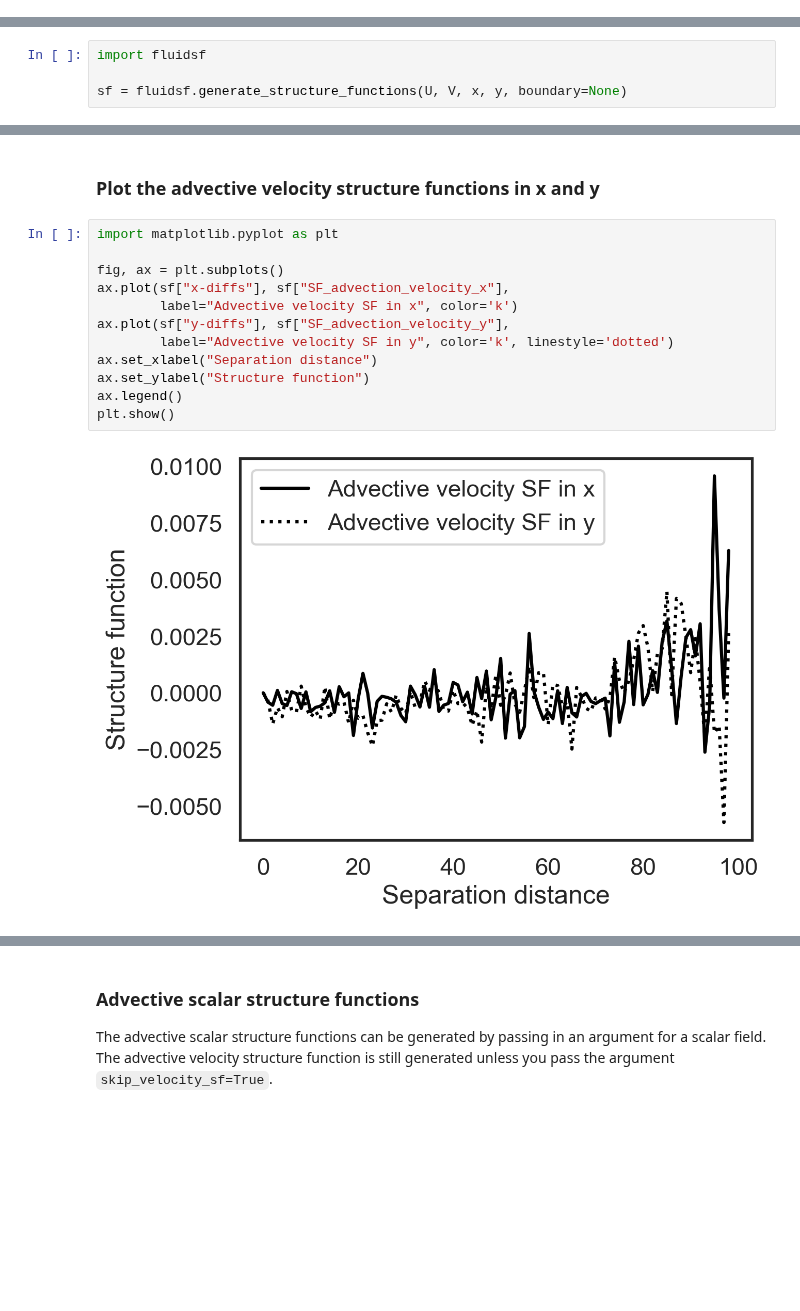
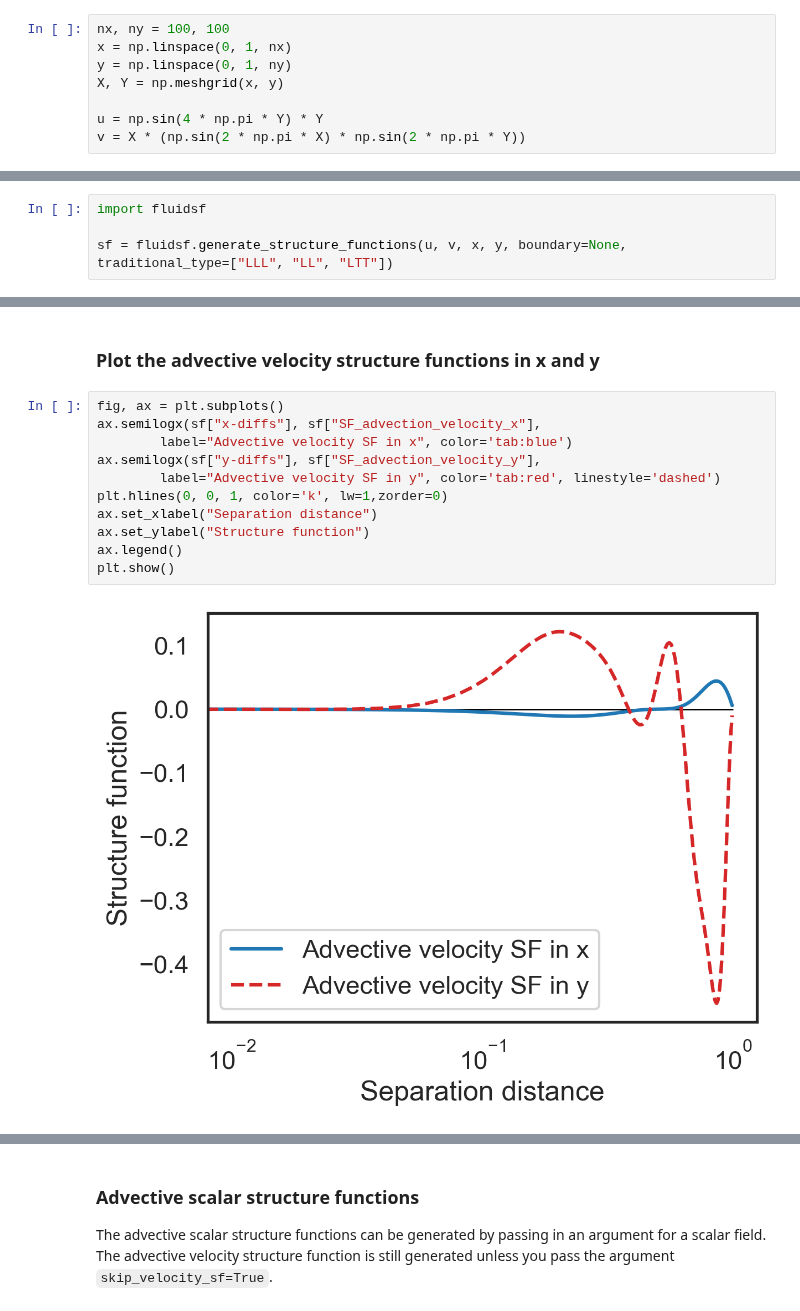
Before and after one commit to cassidymwagner/fluidsf, a Jupyter notebook: docs/source/qs.ipynb, the cells around one changed output, grey strips where cells are left out. Saved outputs shown, nothing was run; the diff lists cells and outputs as text; blank space fills up the shorter version.

Commit message:
initialized more realistic velocity fields

```diff
--- a/docs/source/qs.ipynb
+++ b/docs/source/qs.ipynb
@@ -20,0 +17,8 @@ V = np.random.rand(nx, ny)
+# %%
+nx, ny = 100, 100
+x = np.linspace(0, 1, nx)
+y = np.linspace(0, 1, ny)
+X, Y = np.meshgrid(x, y)
+
+u = np.sin(4 * np.pi * Y) * Y
+v = X * (np.sin(2 * np.pi * X) * np.sin(2 * np.pi * Y))
@@ -25,7 +44,7 @@ We can generate the advective structure function using the function `generate_st
 # %%
 import fluidsf
 
-sf = fluidsf.generate_structure_functions(U, V, x, y, boundary=None)
+sf = fluidsf.generate_structure_functions(u, v, x, y, boundary=None, traditional_type=["LLL", "LL", "LTT"])
 # %% [markdown]
 The keys of the dictionary `sf` are
 
@@ -39,16 +58,15 @@ The keys of the dictionary `sf` are
 # %% [markdown]
 ### Plot the advective velocity structure functions in x and y
 # %%
-import matplotlib.pyplot as plt
-
 fig, ax = plt.subplots()
-ax.plot(sf["x-diffs"], sf["SF_advection_velocity_x"],
-        label="Advective velocity SF in x", color='k')
-ax.plot(sf["y-diffs"], sf["SF_advection_velocity_y"],
-        label="Advective velocity SF in y", color='k', linestyle='dotted')
+ax.semilogx(sf["x-diffs"], sf["SF_advection_velocity_x"],
+        label="Advective velocity SF in x", color='tab:blue')
+ax.semilogx(sf["y-diffs"], sf["SF_advection_velocity_y"],
+        label="Advective velocity SF in y", color='tab:red', linestyle='dashed')
+plt.hlines(0, 0, 1, color='k', lw=1,zorder=0)
 ax.set_xlabel("Separation distance")
 ax.set_ylabel("Structure function")
 ax.legend()
 plt.show()
 # %% [output]
-[figure, old version]
+[figure, new version]
```
Also changed, not shown: parts of 8 cells of this notebook.
